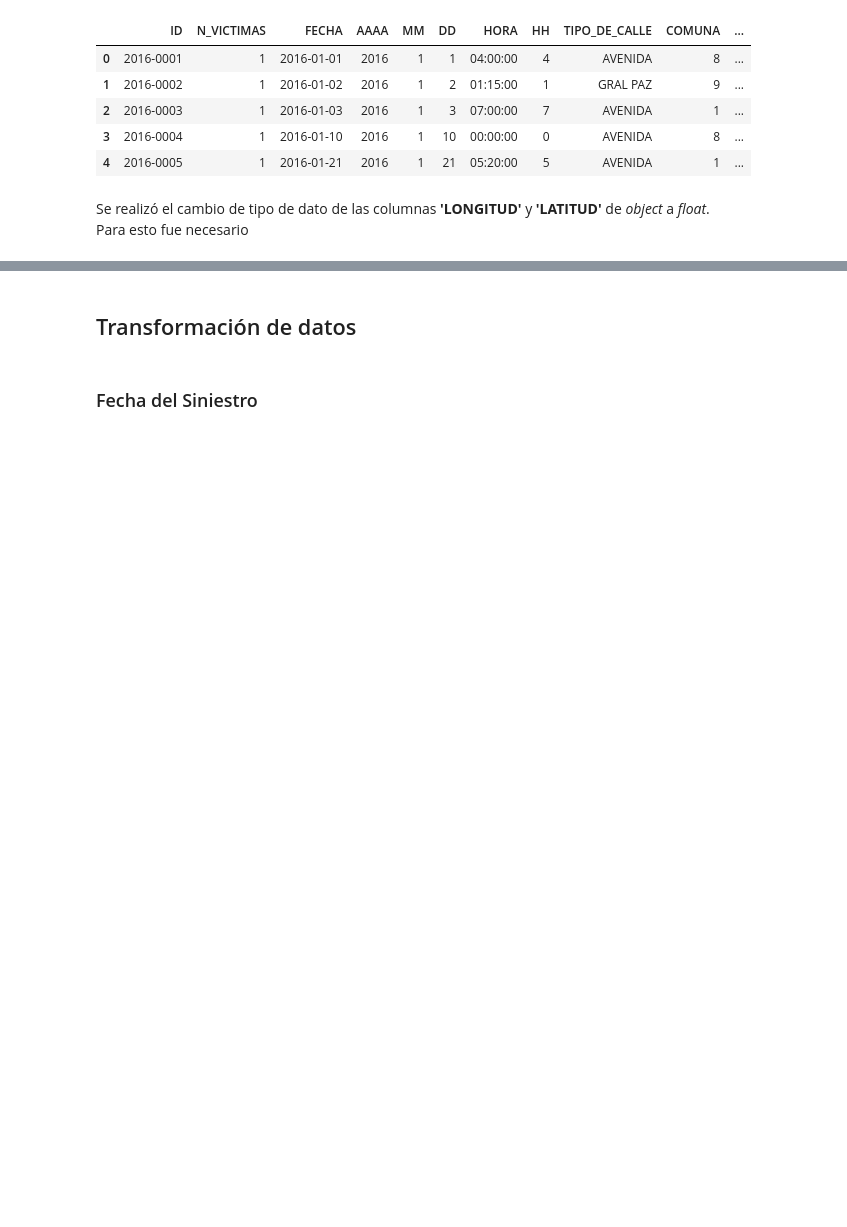
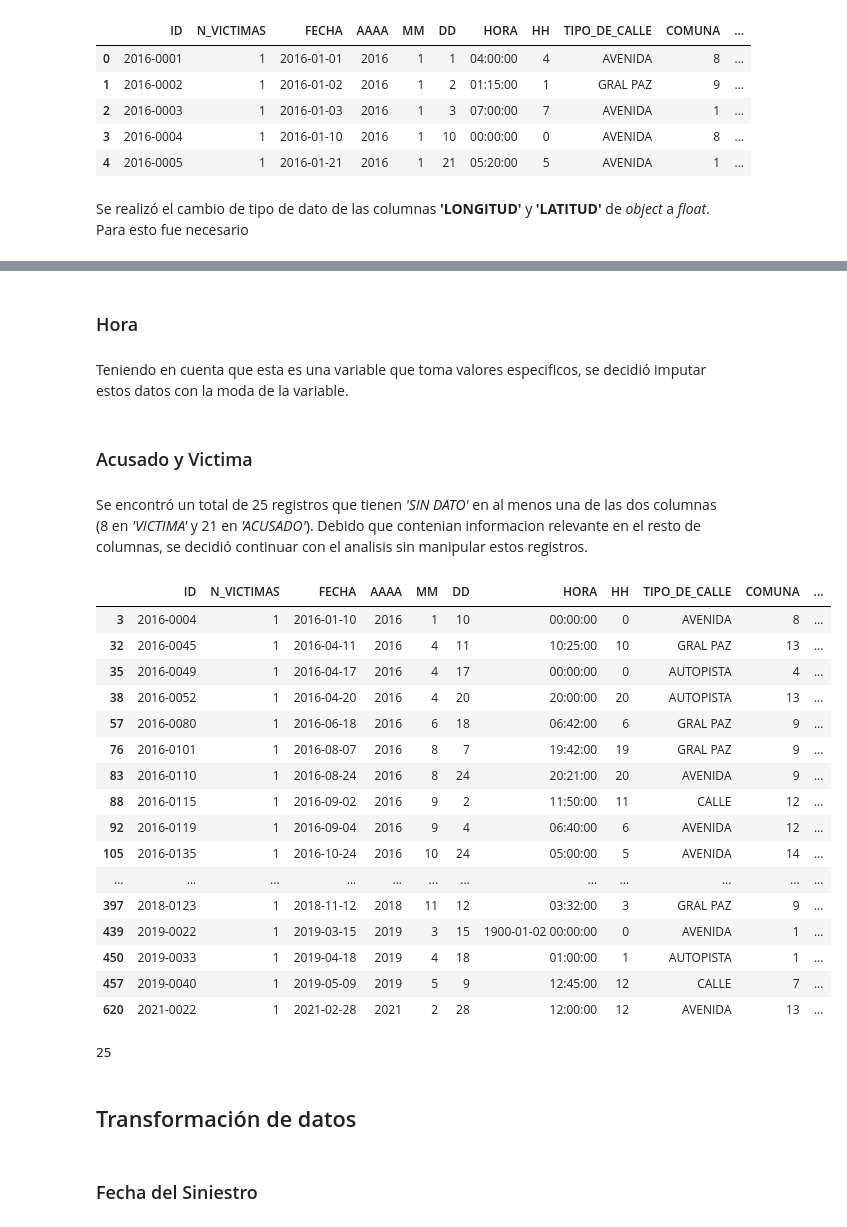
Before and after one commit to carocardenas0699/PI02---Data-Analysis, a Jupyter notebook: ETL_EDA_hechos.ipynb, the cells around one changed output, grey strips where cells are left out. Saved outputs shown, nothing was run; the diff lists cells and outputs as text; code cells hidden in the pictures; blank space fills up the shorter version.

Commit message:
Imagenes analisis

```diff
--- a/ETL_EDA_hechos.ipynb
+++ b/ETL_EDA_hechos.ipynb
@@ -326,0 +327,4 @@ hechos['LATITUD'] = hechos['LATITUD'].astype(float)
+# %% [markdown]
+### Hora
+# %% [markdown]
+Teniendo en cuenta que esta es una variable que toma valores especificos, se decidió imputar estos datos con la moda de la variable.
@@ -327,3 +334,31 @@ hechos['LATITUD'] = hechos['LATITUD'].astype(float)
+# %% [markdown]
+### Acusado y Victima
+# %% [markdown]
+Se encontró un total de 25 registros que tienen *'SIN DATO'* en al menos una de las dos columnas (8 en *'VICTIMA'* y 21 en *'ACUSADO'*). Debido que contenian informacion relevante en el resto de columnas, se decidió continuar con el analisis sin manipular estos registros.
+# %%
+hechos[(hechos['VICTIMA']=='SD')|(hechos['ACUSADO']=='SD')]
+# %% [output]
+|  | ID | N_VICTIMAS | FECHA | AAAA | MM | DD | HORA | HH | TIPO_DE_CALLE | COMUNA | ... |
+| 3 | 2016-0004 | 1 | 2016-01-10 | 2016 | 1 | 10 | 00:00:00 | 0 | AVENIDA | 8 | ... |
+| 32 | 2016-0045 | 1 | 2016-04-11 | 2016 | 4 | 11 | 10:25:00 | 10 | GRAL PAZ | 13 | ... |
+| 35 | 2016-0049 | 1 | 2016-04-17 | 2016 | 4 | 17 | 00:00:00 | 0 | AUTOPISTA | 4 | ... |
+| 38 | 2016-0052 | 1 | 2016-04-20 | 2016 | 4 | 20 | 20:00:00 | 20 | AUTOPISTA | 13 | ... |
+| 57 | 2016-0080 | 1 | 2016-06-18 | 2016 | 6 | 18 | 06:42:00 | 6 | GRAL PAZ | 9 | ... |
+| 76 | 2016-0101 | 1 | 2016-08-07 | 2016 | 8 | 7 | 19:42:00 | 19 | GRAL PAZ | 9 | ... |
+| 83 | 2016-0110 | 1 | 2016-08-24 | 2016 | 8 | 24 | 20:21:00 | 20 | AVENIDA | 9 | ... |
+| 88 | 2016-0115 | 1 | 2016-09-02 | 2016 | 9 | 2 | 11:50:00 | 11 | CALLE | 12 | ... |
+| 92 | 2016-0119 | 1 | 2016-09-04 | 2016 | 9 | 4 | 06:40:00 | 6 | AVENIDA | 12 | ... |
+| 105 | 2016-0135 | 1 | 2016-10-24 | 2016 | 10 | 24 | 05:00:00 | 5 | AVENIDA | 14 | ... |
+| ... | ... | ... | ... | ... | ... | ... | ... | ... | ... | ... | ... |
+| 397 | 2018-0123 | 1 | 2018-11-12 | 2018 | 11 | 12 | 03:32:00 | 3 | GRAL PAZ | 9 | ... |
+| 439 | 2019-0022 | 1 | 2019-03-15 | 2019 | 3 | 15 | 1900-01-02 00:00:00 | 0 | AVENIDA | 1 | ... |
+| 450 | 2019-0033 | 1 | 2019-04-18 | 2019 | 4 | 18 | 01:00:00 | 1 | AUTOPISTA | 1 | ... |
+| 457 | 2019-0040 | 1 | 2019-05-09 | 2019 | 5 | 9 | 12:45:00 | 12 | CALLE | 7 | ... |
+| 620 | 2021-0022 | 1 | 2021-02-28 | 2021 | 2 | 28 | 12:00:00 | 12 | AVENIDA | 13 | ... |
+# %%
+hechos[(hechos['VICTIMA']=='SD')|(hechos['ACUSADO']=='SD')].shape[0]
+# %% [output]
+25
 # %% [markdown]
 ## Transformación de datos
 # %% [markdown]
```
Also changed, not shown: parts of 12 cells of this notebook, 3 other files.
